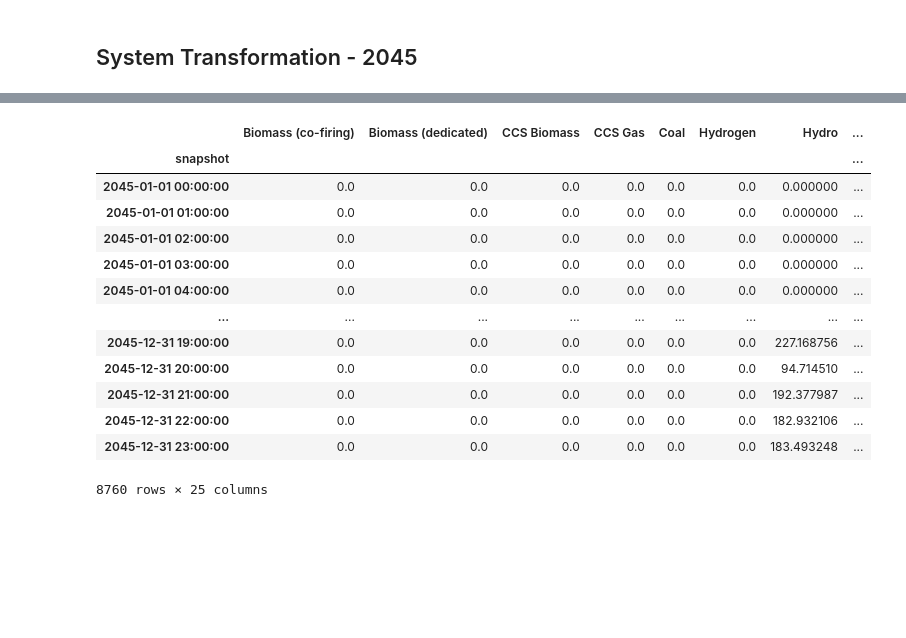
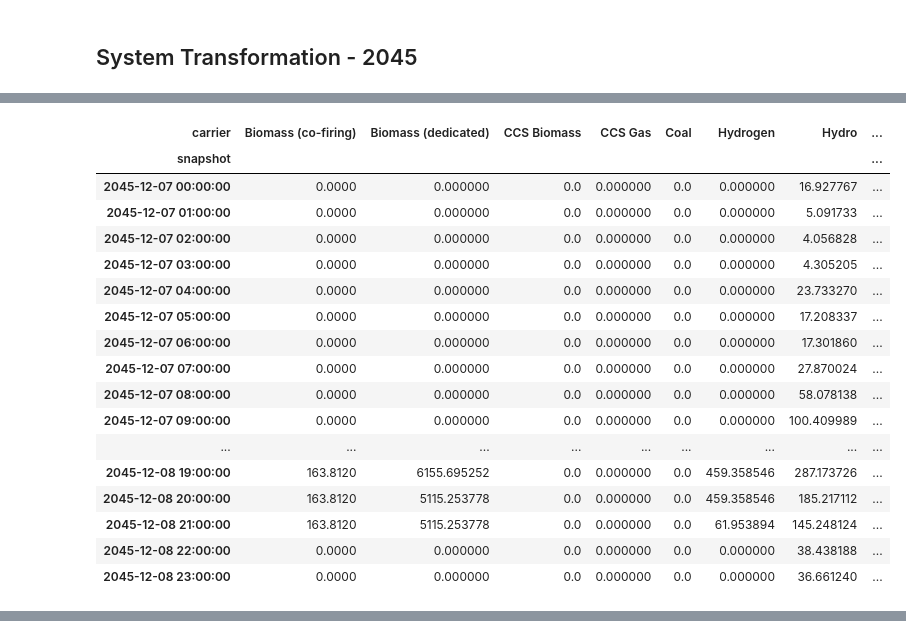
Before and after one commit to andrewlyden/PyPSA-GB, a Jupyter notebook: notebooks/Scotland_ST_LOPF.ipynb, the cells around one changed output, grey strips where cells are left out. Drawn from its saved outputs; the diff is of its cells as text; code cells hidden in the pictures; blank space fills up the shorter version.

```diff
--- a/notebooks/Scotland_ST_LOPF.ipynb
+++ b/notebooks/Scotland_ST_LOPF.ipynb
@@ -132,39 +83,40 @@ INFO:pypsa.linopf:Optimization successful. Objective value: 1.29e+09
 # %%
 p_by_carrier = network.generators_t.p.groupby(
     network.generators.carrier, axis=1).sum()
 
 storage_by_carrier = network.storage_units_t.p.groupby(
     network.storage_units.carrier, axis=1).sum()
 
 # to show on graph set the negative storage values to zero
 storage_by_carrier[storage_by_carrier < 0] = 0
 
 p_by_carrier = pd.concat([p_by_carrier, storage_by_carrier], axis=1)
 
-print(network.links_t.p0)
-imp = network.links_t.p0.copy()
-imp[imp < 0] = 0
-imp['Interconnectors Import'] = imp.sum(axis=1)
-interconnector_import = imp[['Interconnectors Import']]
-print(interconnector_import)
-
-p_by_carrier = pd.concat([p_by_carrier, interconnector_import], axis=1)
-
-exp = network.links_t.p0.copy()
-exp[exp > 0] = 0
-exp['Interconnectors Export'] = exp.sum(axis=1)
-interconnector_export = exp[['Interconnectors Export']]
-print(interconnector_export)
-
 # group biomass stuff
 p_by_carrier['Biomass'] = (
     p_by_carrier['Biomass (dedicated)'] + p_by_carrier['Biomass (co-firing)'])
 
 # rename the hydro bit
 p_by_carrier = p_by_carrier.rename(
     columns={'Large Hydro': 'Hydro'})
-p_by_carrier = p_by_carrier.rename(
-    columns={'Interconnector': 'Interconnectors Import'})
 
 p_by_carrier
 # %% [output]
+| carrier | Biomass (co-firing) | Biomass (dedicated) | CCS Biomass | CCS Gas | Coal | Hydrogen | Hydro | ... |
+| snapshot |  |  |  |  |  |  |  | ... |
+| 2045-12-07 00:00:00 | 0.0000 | 0.000000 | 0.0 | 0.000000 | 0.0 | 0.000000 | 16.927767 | ... |
+| 2045-12-07 01:00:00 | 0.0000 | 0.000000 | 0.0 | 0.000000 | 0.0 | 0.000000 | 5.091733 | ... |
+| 2045-12-07 02:00:00 | 0.0000 | 0.000000 | 0.0 | 0.000000 | 0.0 | 0.000000 | 4.056828 | ... |
+| 2045-12-07 03:00:00 | 0.0000 | 0.000000 | 0.0 | 0.000000 | 0.0 | 0.000000 | 4.305205 | ... |
+| 2045-12-07 04:00:00 | 0.0000 | 0.000000 | 0.0 | 0.000000 | 0.0 | 0.000000 | 23.733270 | ... |
+| 2045-12-07 05:00:00 | 0.0000 | 0.000000 | 0.0 | 0.000000 | 0.0 | 0.000000 | 17.208337 | ... |
+| 2045-12-07 06:00:00 | 0.0000 | 0.000000 | 0.0 | 0.000000 | 0.0 | 0.000000 | 17.301860 | ... |
+| 2045-12-07 07:00:00 | 0.0000 | 0.000000 | 0.0 | 0.000000 | 0.0 | 0.000000 | 27.870024 | ... |
+| 2045-12-07 08:00:00 | 0.0000 | 0.000000 | 0.0 | 0.000000 | 0.0 | 0.000000 | 58.078138 | ... |
+| 2045-12-07 09:00:00 | 0.0000 | 0.000000 | 0.0 | 0.000000 | 0.0 | 0.000000 | 100.409989 | ... |
+| ... | ... | ... | ... | ... | ... | ... | ... | ... |
+| 2045-12-08 19:00:00 | 163.8120 | 6155.695252 | 0.0 | 0.000000 | 0.0 | 459.358546 | 287.173726 | ... |
+| 2045-12-08 20:00:00 | 163.8120 | 5115.253778 | 0.0 | 0.000000 | 0.0 | 459.358546 | 185.217112 | ... |
+| 2045-12-08 21:00:00 | 163.8120 | 5115.253778 | 0.0 | 0.000000 | 0.0 | 61.953894 | 145.248124 | ... |
+| 2045-12-08 22:00:00 | 0.0000 | 0.000000 | 0.0 | 0.000000 | 0.0 | 0.000000 | 38.438188 | ... |
+| 2045-12-08 23:00:00 | 0.0000 | 0.000000 | 0.0 | 0.000000 | 0.0 | 0.000000 | 36.661240 | ... |
@@ -188,14 +123,0 @@ snapshot
-|  | Biomass (co-firing) | Biomass (dedicated) | CCS Biomass | CCS Gas | Coal | Hydrogen | Hydro | ... |
-| snapshot |  |  |  |  |  |  |  | ... |
-| 2045-01-01 00:00:00 | 0.0 | 0.0 | 0.0 | 0.0 | 0.0 | 0.0 | 0.000000 | ... |
-| 2045-01-01 01:00:00 | 0.0 | 0.0 | 0.0 | 0.0 | 0.0 | 0.0 | 0.000000 | ... |
-| 2045-01-01 02:00:00 | 0.0 | 0.0 | 0.0 | 0.0 | 0.0 | 0.0 | 0.000000 | ... |
-| 2045-01-01 03:00:00 | 0.0 | 0.0 | 0.0 | 0.0 | 0.0 | 0.0 | 0.000000 | ... |
-| 2045-01-01 04:00:00 | 0.0 | 0.0 | 0.0 | 0.0 | 0.0 | 0.0 | 0.000000 | ... |
-| ... | ... | ... | ... | ... | ... | ... | ... | ... |
-| 2045-12-31 19:00:00 | 0.0 | 0.0 | 0.0 | 0.0 | 0.0 | 0.0 | 227.168756 | ... |
-| 2045-12-31 20:00:00 | 0.0 | 0.0 | 0.0 | 0.0 | 0.0 | 0.0 | 94.714510 | ... |
-| 2045-12-31 21:00:00 | 0.0 | 0.0 | 0.0 | 0.0 | 0.0 | 0.0 | 192.377987 | ... |
-| 2045-12-31 22:00:00 | 0.0 | 0.0 | 0.0 | 0.0 | 0.0 | 0.0 | 182.932106 | ... |
-| 2045-12-31 23:00:00 | 0.0 | 0.0 | 0.0 | 0.0 | 0.0 | 0.0 | 183.493248 | ... |
-8760 rows × 25 columns
```
Also changed, not shown: parts of 15 cells of this notebook, 26 other files.
